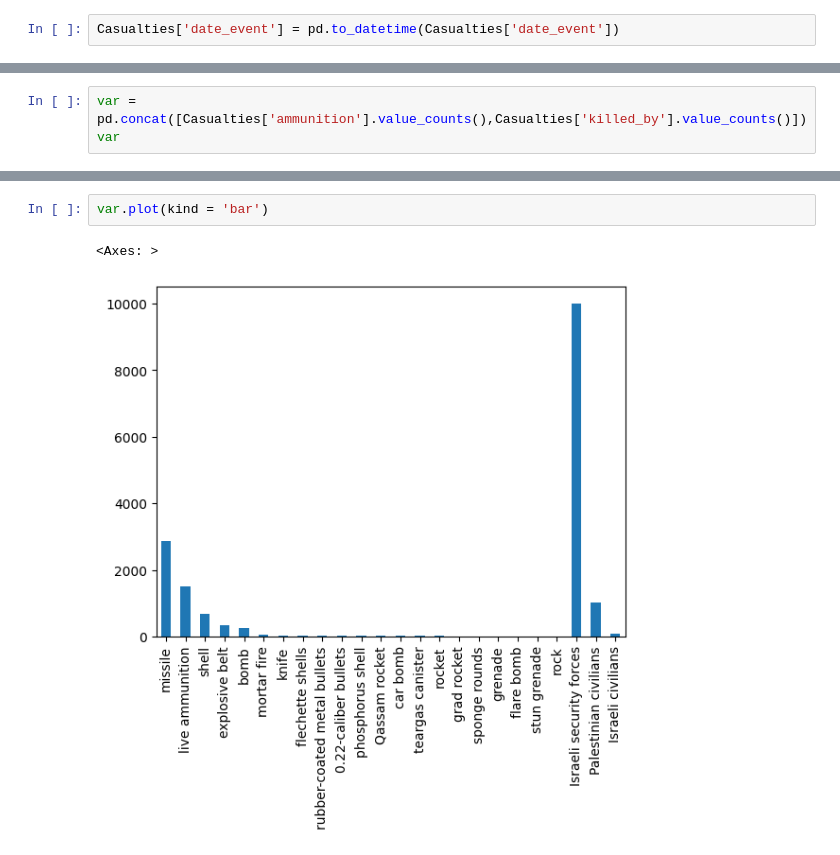
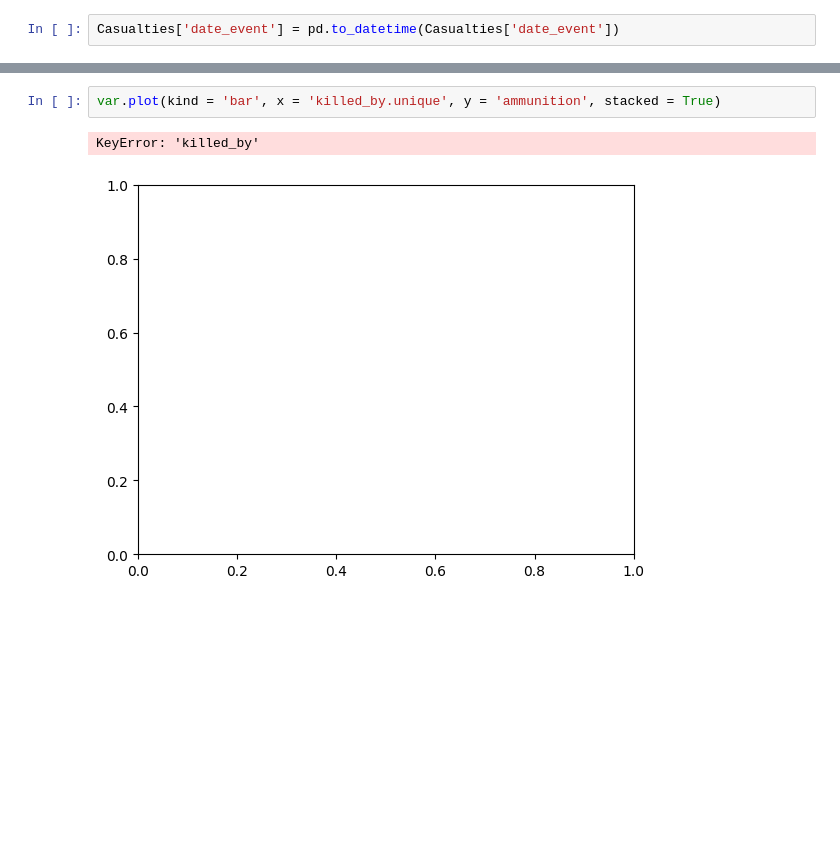
Before and after one commit to PeleKempf/Probable-Garbanzo, a Jupyter notebook: Workin.ipynb, the cells around one changed output, grey strips where cells are left out. Saved outputs shown, nothing was run; the diff lists cells and outputs as text; blank space fills up the shorter version.

```diff
--- a/Workin.ipynb
+++ b/Workin.ipynb
@@ -25,3 +66,0 @@ Casualties['hostile'].value_counts().plot(kind = 'pie', autopct = '%.2f%%', titl
-# %%
-var = pd.concat([Casualties['ammunition'].value_counts(),Casualties['killed_by'].value_counts()])
-var
@@ -46,5 +135,5 @@ Name: count, dtype: int64
 # %%
-var.plot(kind = 'bar')
+var.plot(kind = 'bar', x = 'killed_by.unique', y = 'ammunition', stacked = True)
 # %% [output]
-<Axes: >
+KeyError: 'killed_by'
-[figure, old version]
+[figure, new version]
```
Also changed, not shown: parts of 11 cells of this notebook.
